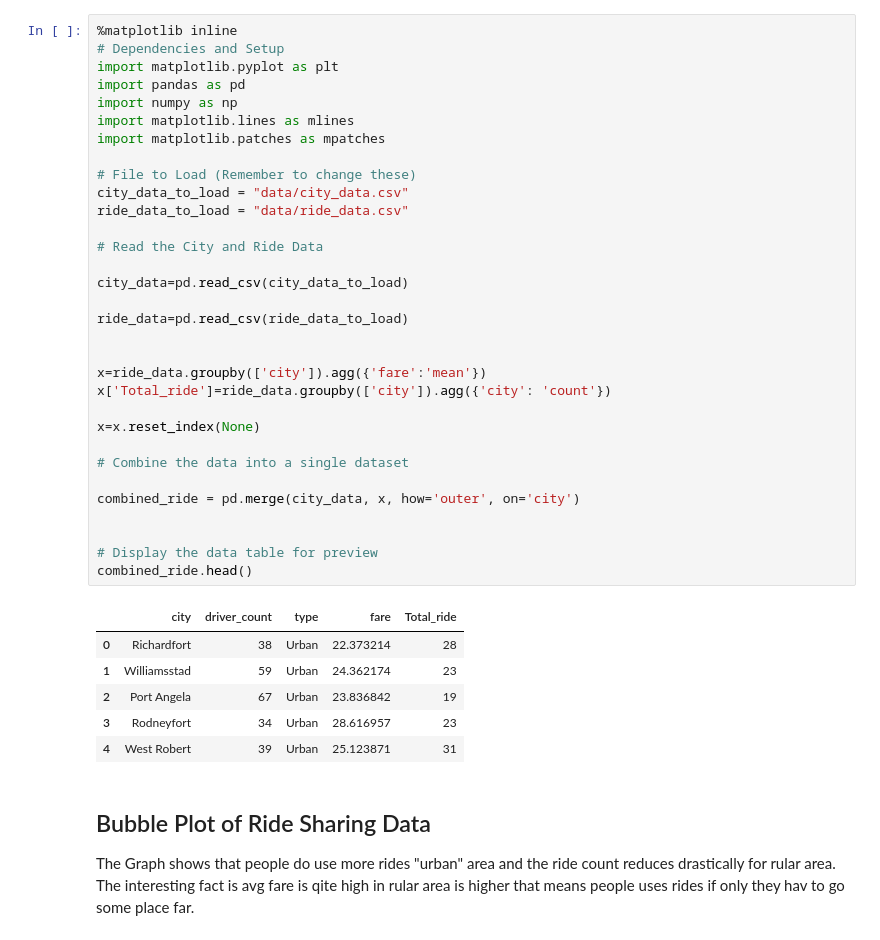
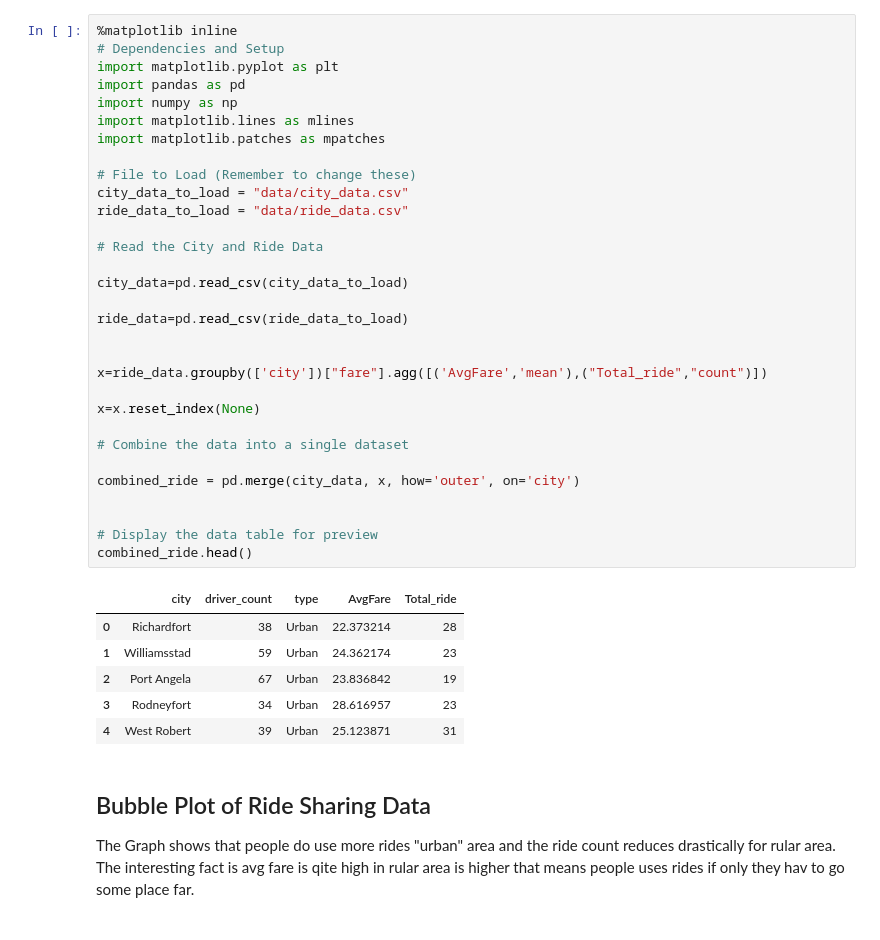
Before and after one commit to Raakeshtrip/Rakesh_Matplotlib, a Jupyter notebook: pyber_starter.ipynb, the cells around one changed output. Drawn from its saved outputs; the diff is of its cells as text.

```diff
--- a/pyber_starter.ipynb
+++ b/pyber_starter.ipynb
@@ -2,36 +2,35 @@
 %matplotlib inline
 # Dependencies and Setup
 import matplotlib.pyplot as plt
 import pandas as pd
 import numpy as np
 import matplotlib.lines as mlines
 import matplotlib.patches as mpatches
 
 # File to Load (Remember to change these)
 city_data_to_load = "data/city_data.csv"
 ride_data_to_load = "data/ride_data.csv"
 
 # Read the City and Ride Data
 
 city_data=pd.read_csv(city_data_to_load)
 
 ride_data=pd.read_csv(ride_data_to_load)
 
 
-x=ride_data.groupby(['city']).agg({'fare':'mean'})
-x['Total_ride']=ride_data.groupby(['city']).agg({'city': 'count'})
+x=ride_data.groupby(['city'])["fare"].agg([('AvgFare','mean'),("Total_ride","count")])
 
 x=x.reset_index(None)
 
 # Combine the data into a single dataset
 
 combined_ride = pd.merge(city_data, x, how='outer', on='city')
 
 
 # Display the data table for preview
 combined_ride.head()
 # %% [output]
-|  | city | driver_count | type | fare | Total_ride |
+|  | city | driver_count | type | AvgFare | Total_ride |
 | 0 | Richardfort | 38 | Urban | 22.373214 | 28 |
 | 1 | Williamsstad | 59 | Urban | 24.362174 | 23 |
 | 2 | Port Angela | 67 | Urban | 23.836842 | 19 |
```
Also changed, not shown: parts of 1 cell of this notebook.
